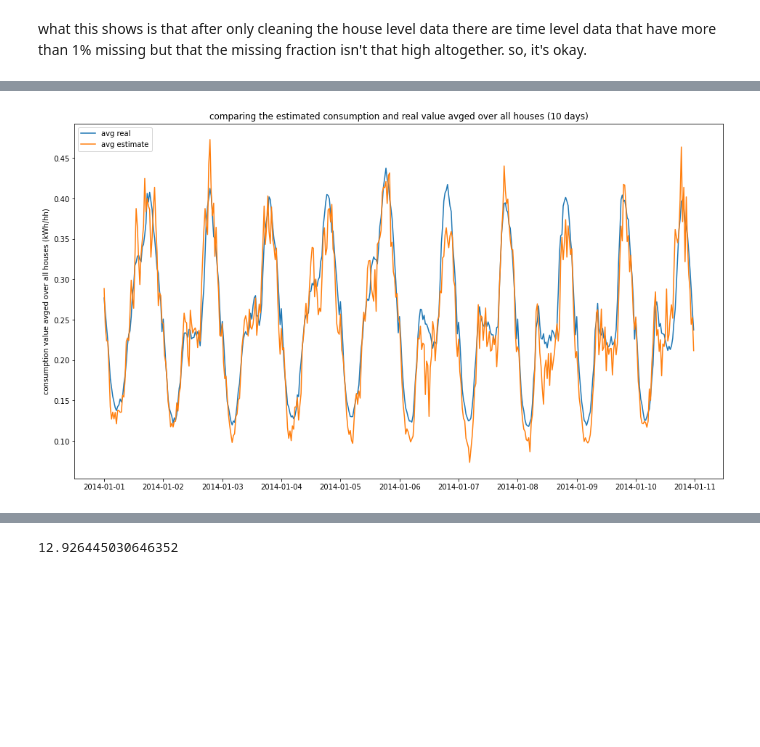
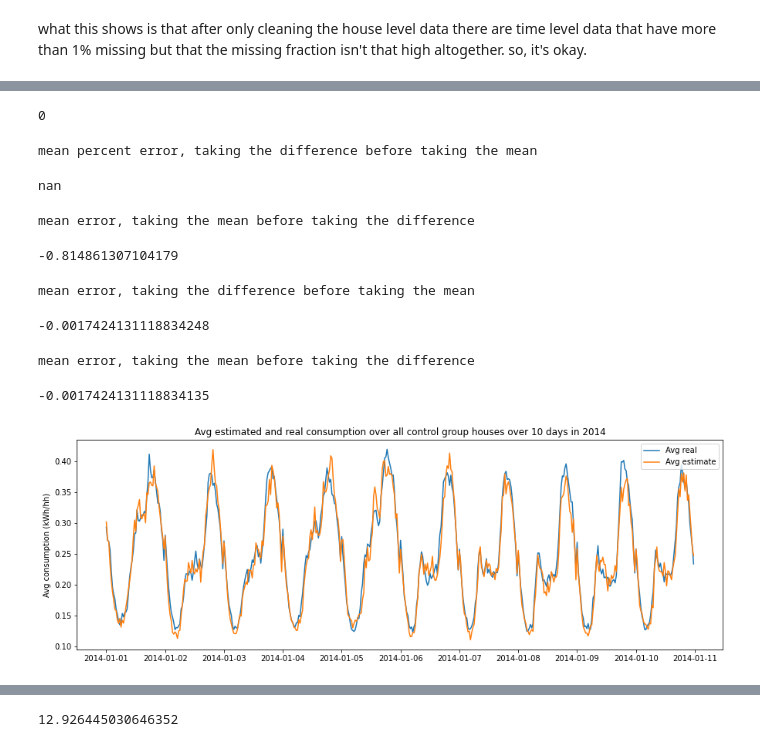
Before and after one commit to sabanejad/demand-response, a Jupyter notebook: code/2013-2014_control_MSE.ipynb, the cells around one changed output, grey strips where cells are left out. Cells and saved outputs as stored; diff of their text form; code cells hidden in the pictures; blank space fills up the shorter version.

```diff
--- a/code/2013-2014_control_MSE.ipynb
+++ b/code/2013-2014_control_MSE.ipynb
@@ -87,6 +80,6 @@ def control_get_matrices(c1, c2, x):
 def frac_nans(mat):
     return round(mat.isna().sum().sum() / (mat.shape[0] * mat.shape[1])*100, 3)
 # %%
-a_2013_sliced_, a_2014_ = control_get_matrices(df_2013_control_sliced, df_2014_control, 0.01)
+a_2013_, a_2014_ = control_get_matrices(total_usage_2013, total_usage_2014, 0)
 # %% [output]
 (4406, 2784) (4065, 2784)
@@ -116,7 +109,9 @@ def find_error(df1, df2, t):
     X = train1_inv @ train2
     test2_est = test1 @ X
 
+    test2_est_ = pd.DataFrame(test2_est, columns=test2_.columns, index=test2_.index)
+
 #     return math.sqrt(mean_squared_error(test2.flatten(), test2_est.flatten()))
 #     return rmspe(np.ma.masked_invalid(test2.flatten()), np.ma.masked_invalid(test2_est.flatten()))
-    return rmspe(np.ma.masked_invalid(test2.mean(axis=0)), np.ma.masked_invalid(test2_est.mean(axis=0)))
-#     return test2_, test2_est
+#     return rmspe(np.ma.masked_invalid(test2.mean(axis=0)), np.ma.masked_invalid(test2_est.mean(axis=0)))
+    return test2_, test2_est_
@@ -132,4 +316,2 @@ plt.show()
 # %%
-test, test_est = find_error(a_2013_sliced_, a_2014_, 0.7)
+test, test_est = find_error(a_2013_, a_2014_, 0.7)
-# %%
-test_est = pd.DataFrame(test_est, columns=test.iloc[n:, :].columns, index=test.iloc[n:, :].index)
@@ -140,13 +318,45 @@ test.mean(axis=0).isna().sum().sum()
+# %%
+# check to see if there's nans
+test_est.isna().sum().sum()
+# %% [output]
+0
+# %%
+print('mean percent error, taking the difference before taking the mean')
+np.nanmean(np.nanmean((test - test_est)/test, axis=0))
+# %% [output]
+mean percent error, taking the difference before taking the mean
+nan
+# %%
+print('mean error, taking the mean before taking the difference')
+np.nanmean((np.nanmean(test, axis=0) - np.nanmean(test_est, axis=0))/np.nanmean(test, axis=0)*100)
+# %% [output]
+mean error, taking the mean before taking the difference
+-0.814861307104179
+# %%
+print('mean error, taking the difference before taking the mean')
+np.nanmean(np.nanmean(test - test_est, axis=0))
+# %% [output]
+mean error, taking the difference before taking the mean
+-0.0017424131118834248
+# %%
+print('mean error, taking the mean before taking the difference')
+np.nanmean(np.nanmean(test, axis=0) - np.nanmean(test_est, axis=0))
+# %% [output]
+mean error, taking the mean before taking the difference
+-0.0017424131118834135
 # %%
-plt.figure(figsize=(16, 9))
+plt.figure(figsize=(15, 5))
 # number of days
 n=10
-
-plt.plot(test.mean(axis=0)[:48*n], label='avg real')
-plt.plot(test_est.mean(axis=0)[:48*n], label='avg estimate')
-plt.ylabel('consumption value avged over all houses (kWh/hh)')
-plt.title('comparing the estimated consumption and real value avged over all houses (10 days)')
+house=28
+plt.plot(test.mean(axis=0)[:48*n], label='Avg real')
+plt.plot(test_est.mean(axis=0)[:48*n], label='Avg estimate')
+# plt.plot(test.iloc[house][:48*n], label='actual value')
+# plt.plot(test_est.iloc[house][:48*n], label='estimate')
+plt.ylabel('Avg consumption (kWh/hh)')
+plt.title('Avg estimated and real consumption over all control group houses over 10 days in 2014')
+plt.savefig('../figs/2014_control_pred_real_AVG.png')
 plt.legend()
 plt.show()
 # %% [output]
-[figure, old version]
+[figure, new version]
```
Also changed, not shown: parts of 47 cells of this notebook, 50 other files.
